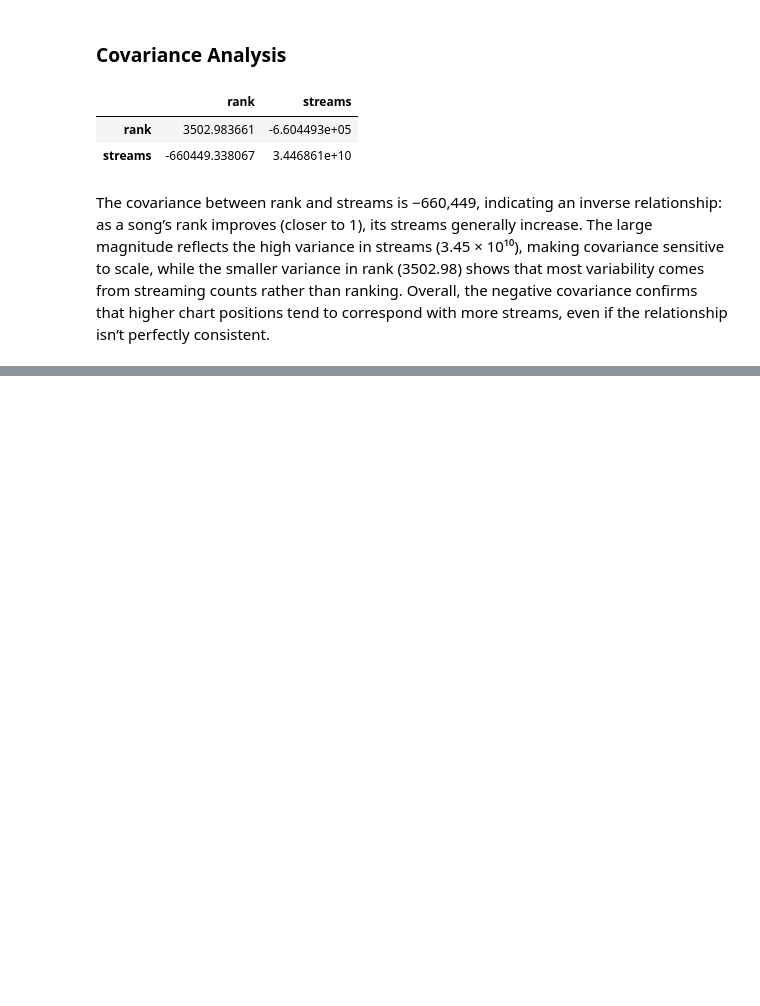
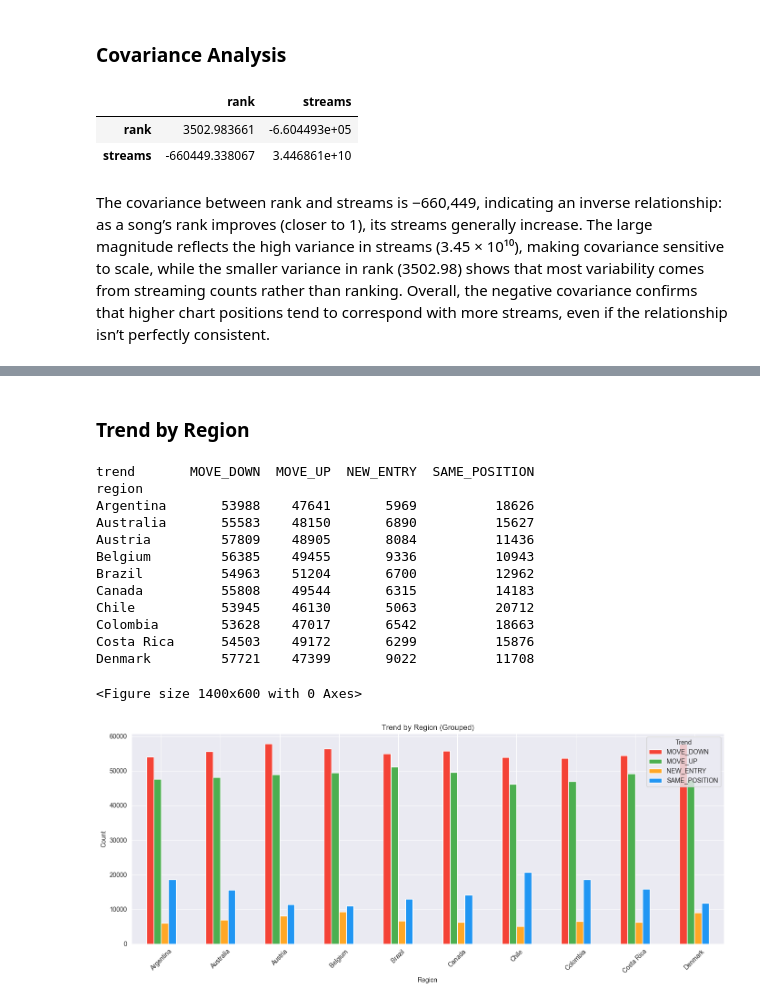
Before and after one commit to NastyaGolovina/Music_Recommendations_Dashboard, a Jupyter notebook: main_notebook.ipynb, the cells around one changed output, grey strips where cells are left out. Saved outputs shown, nothing was run; the diff lists cells and outputs as text; code cells hidden in the pictures; blank space fills up the shorter version.

```diff
--- a/main_notebook.ipynb
+++ b/main_notebook.ipynb
@@ -493,0 +292,38 @@ The covariance between rank and streams is −660,449, indicating an inverse rel
+# %% [markdown]
+### Trend by Region
+# %%
+# filter to only top 10 regions by number of entries
+top_regions = music['region'].value_counts().head(10).index
+
+# count how many MOVE_UP/DOWN/SAME per region
+region_trend = (music[music['region'].isin(top_regions)]
+                .groupby(['region', 'trend'])
+                .size()
+                .unstack(fill_value=0))  # fill_value=0 so missing combos show 0 not NaN
+print(region_trend)
+# grouped bar chart
+plt.figure(figsize=(14, 6))
+region_trend.plot(kind='bar', figsize=(14, 6),
+                  color=['#F44336', '#4CAF50', '#FFA726', '#2196F3'])
+plt.title('Trend by Region (Grouped)')
+plt.ylabel('Count')
+plt.xlabel('Region')
+plt.xticks(rotation=45)
+plt.legend(title='Trend')
+plt.tight_layout()
+plt.show()
+# %% [output]
+trend       MOVE_DOWN  MOVE_UP  NEW_ENTRY  SAME_POSITION
+region
+Argentina       53988    47641       5969          18626
+Australia       55583    48150       6890          15627
+Austria         57809    48905       8084          11436
+Belgium         56385    49455       9336          10943
+Brazil          54963    51204       6700          12962
+Canada          55808    49544       6315          14183
+Chile           53945    46130       5063          20712
+Colombia        53628    47017       6542          18663
+Costa Rica      54503    49172       6299          15876
+Denmark         57721    47399       9022          11708
+<Figure size 1400x600 with 0 Axes>
+[figure, added]
```
Also changed, not shown: parts of 65 cells of this notebook.
